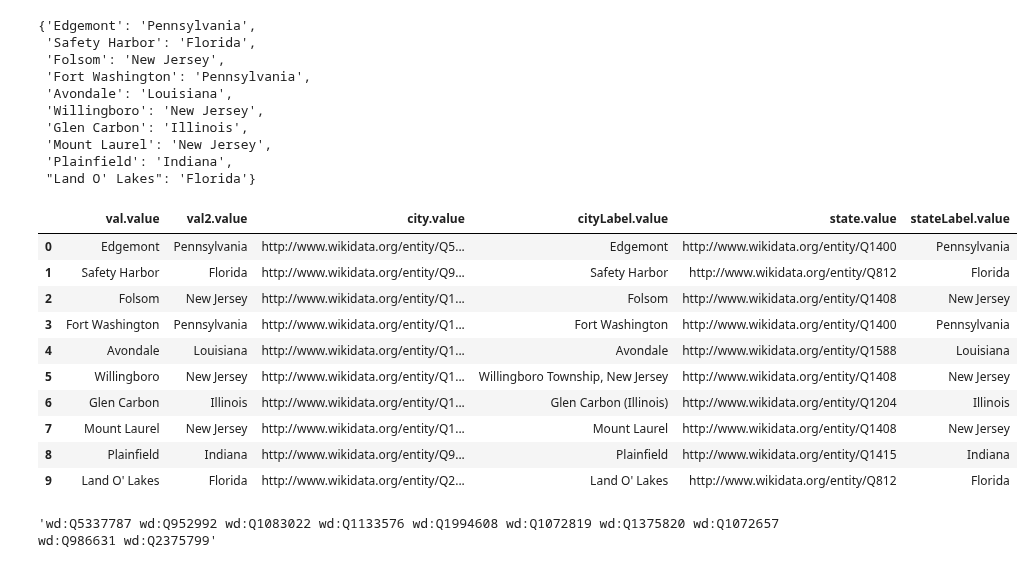
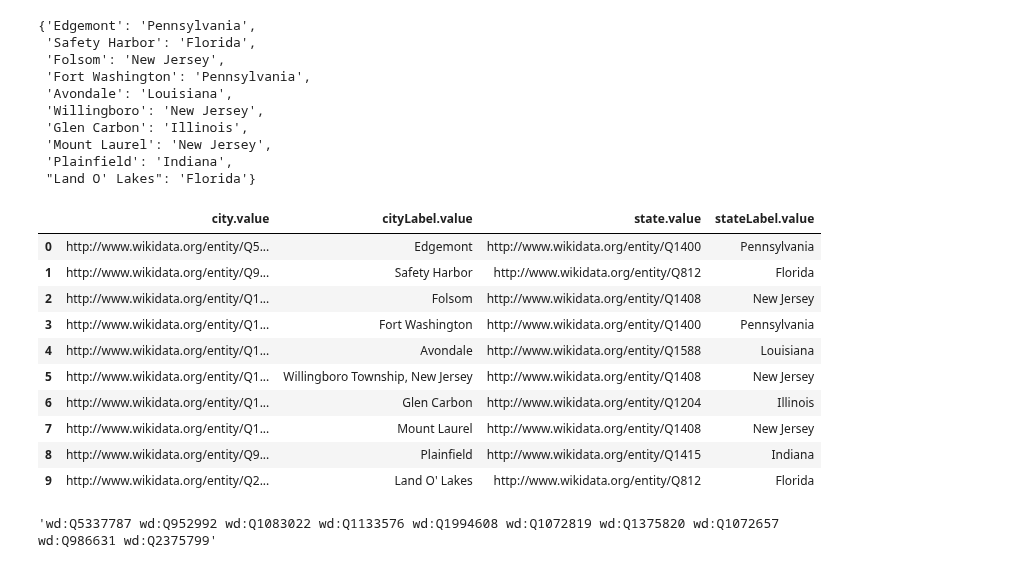
Before and after one commit to christiannielsen98/DVML-P7, a Jupyter notebook: Code/CompetencyQuestions/wikidata_competency_questions.ipynb, the cells around one changed output. Saved outputs shown, nothing was run; the diff lists cells and outputs as text; code cells hidden in the pictures.

```diff
--- a/Code/CompetencyQuestions/wikidata_competency_questions.ipynb
+++ b/Code/CompetencyQuestions/wikidata_competency_questions.ipynb
@@ -192,38 +192,34 @@ sample_dict_updated
 # %%
 df = pd.DataFrame()
 for key, value in sample_dict_updated.items():
     sparql_query = f"""
-    SELECT DISTINCT ?val ?val2 ?city ?cityLabel ?state ?stateLabel
+    SELECT DISTINCT ?city ?cityLabel ?state ?stateLabel
     WHERE{{
-    VALUES ?val {{"{key}"@en}}
-    VALUES ?val2 {{"{value}"@en}}
-    ?city ?label ?val.
+    FILTER(STRSTARTS(?cityLabel, "{key}"@en)).
+    VALUES ?stateLabel {{"{value}"@en}}
     ?city rdfs:label ?cityLabel.
     ?city wdt:P131/wdt:P131 | wdt:P131 ?state .
-    ?city wdt:P31/wdt:P279* ?instanceOf .
+    ?city wdt:P31/wdt:P279* wd:Q486972 .
     ?state rdfs:label ?stateLabel .
     SERVICE wikibase:label {{ bd:serviceParam wikibase:language "en". }}
-    FILTER(STRSTARTS(?cityLabel, ?val)).
-    FILTER(STRSTARTS(?stateLabel, ?val2)).
-    FILTER(?instanceOf = wd:Q486972).
     }}
     LIMIT 1
     """
     df2 = wikidata_query(sparql_query=sparql_query)
     df = pd.concat([df, df2], ignore_index=True)
-df[['val.value', 'val2.value', 'city.value', 'cityLabel.value', 'state.value', 'stateLabel.value']]
+df[['city.value', 'cityLabel.value', 'state.value', 'stateLabel.value']]
 # %% [output]
-|  | val.value | val2.value | city.value | cityLabel.value | state.value | stateLabel.value |
-| 0 | Edgemont | Pennsylvania | http://www.wikidata.org/entity/Q5... | Edgemont | http://www.wikidata.org/entity/Q1400 | Pennsylvania |
-| 1 | Safety Harbor | Florida | http://www.wikidata.org/entity/Q9... | Safety Harbor | http://www.wikidata.org/entity/Q812 | Florida |
-| 2 | Folsom | New Jersey | http://www.wikidata.org/entity/Q1... | Folsom | http://www.wikidata.org/entity/Q1408 | New Jersey |
-| 3 | Fort Washington | Pennsylvania | http://www.wikidata.org/entity/Q1... | Fort Washington | http://www.wikidata.org/entity/Q1400 | Pennsylvania |
-| 4 | Avondale | Louisiana | http://www.wikidata.org/entity/Q1... | Avondale | http://www.wikidata.org/entity/Q1588 | Louisiana |
-| 5 | Willingboro | New Jersey | http://www.wikidata.org/entity/Q1... | Willingboro Township, New Jersey | http://www.wikidata.org/entity/Q1408 | New Jersey |
-| 6 | Glen Carbon | Illinois | http://www.wikidata.org/entity/Q1... | Glen Carbon (Illinois) | http://www.wikidata.org/entity/Q1204 | Illinois |
-| 7 | Mount Laurel | New Jersey | http://www.wikidata.org/entity/Q1... | Mount Laurel | http://www.wikidata.org/entity/Q1408 | New Jersey |
-| 8 | Plainfield | Indiana | http://www.wikidata.org/entity/Q9... | Plainfield | http://www.wikidata.org/entity/Q1415 | Indiana |
-| 9 | Land O' Lakes | Florida | http://www.wikidata.org/entity/Q2... | Land O' Lakes | http://www.wikidata.org/entity/Q812 | Florida |
+|  | city.value | cityLabel.value | state.value | stateLabel.value |
+| 0 | http://www.wikidata.org/entity/Q5... | Edgemont | http://www.wikidata.org/entity/Q1400 | Pennsylvania |
+| 1 | http://www.wikidata.org/entity/Q9... | Safety Harbor | http://www.wikidata.org/entity/Q812 | Florida |
+| 2 | http://www.wikidata.org/entity/Q1... | Folsom | http://www.wikidata.org/entity/Q1408 | New Jersey |
+| 3 | http://www.wikidata.org/entity/Q1... | Fort Washington | http://www.wikidata.org/entity/Q1400 | Pennsylvania |
+| 4 | http://www.wikidata.org/entity/Q1... | Avondale | http://www.wikidata.org/entity/Q1588 | Louisiana |
+| 5 | http://www.wikidata.org/entity/Q1... | Willingboro Township, New Jersey | http://www.wikidata.org/entity/Q1408 | New Jersey |
+| 6 | http://www.wikidata.org/entity/Q1... | Glen Carbon | http://www.wikidata.org/entity/Q1204 | Illinois |
+| 7 | http://www.wikidata.org/entity/Q1... | Mount Laurel | http://www.wikidata.org/entity/Q1408 | New Jersey |
+| 8 | http://www.wikidata.org/entity/Q9... | Plainfield | http://www.wikidata.org/entity/Q1415 | Indiana |
+| 9 | http://www.wikidata.org/entity/Q2... | Land O' Lakes | http://www.wikidata.org/entity/Q812 | Florida |
 # %%
 list_city_qid = " ".join(df['city.value'].apply(lambda x: 'wd:' + x.split('/')[-1]).to_list())
 list_city_qid
```
Also changed, not shown: 4 other files.
